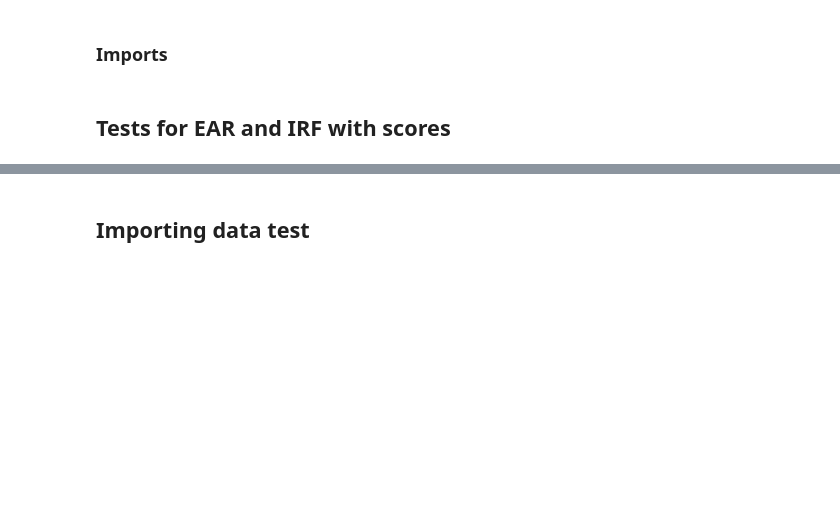
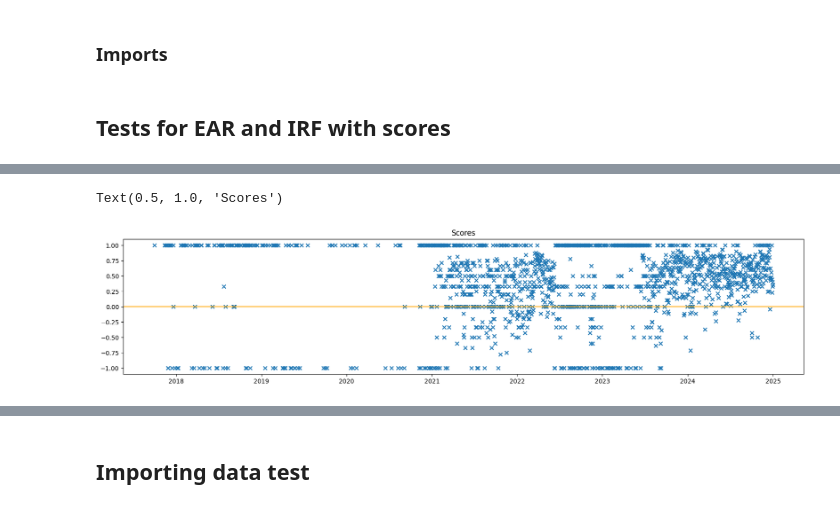
Before and after one commit to faunebl/crypto-sentiment, a Jupyter notebook: sandbox_faune.ipynb, the cells around one changed output, grey strips where cells are left out. Saved outputs shown, nothing was run; the diff lists cells and outputs as text; code cells hidden in the pictures; blank space fills up the shorter version.

```diff
--- a/sandbox_faune.ipynb
+++ b/sandbox_faune.ipynb
@@ -54,0 +80,8 @@ plt.plot(ear)
+# %%
+fig = plt.figure(figsize=(20,4)) #redo with good results
+plt.scatter(y = scores.select('score').to_series().to_numpy(), x = scores.select(pl.col('date').str.to_date()).to_series().to_numpy(), marker='x')
+plt.axhline(color="orange")
+plt.title('Scores')
+# %% [output]
+Text(0.5, 1.0, 'Scores')
+[figure, added]
```
Also changed, not shown: parts of 30 cells of this notebook, 15 other files.
